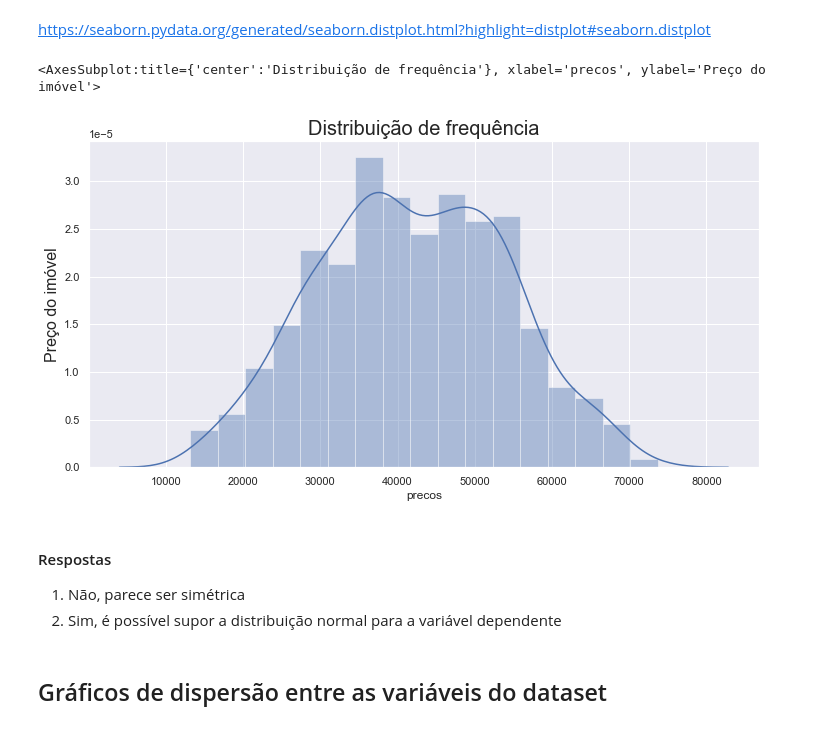
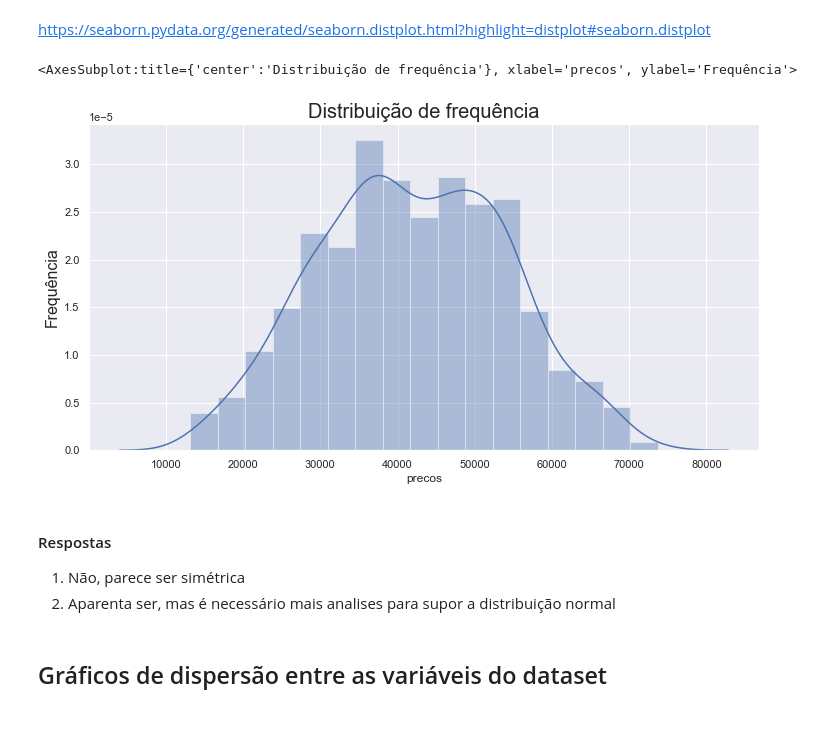
Before and after one commit to 6abi/data-science, a Jupyter notebook: Regrecao-Linear/reg-linear/Exercicio/Regressao Linear - Exercicio.ipynb, the cells around one changed output. Drawn from its saved outputs; the diff is of its cells as text; code cells hidden in the pictures.

```diff
--- a/Regrecao-Linear/reg-linear/Exercicio/Regressao Linear - Exercicio.ipynb
+++ b/Regrecao-Linear/reg-linear/Exercicio/Regressao Linear - Exercicio.ipynb
@@ -232,16 +232,16 @@ https://seaborn.pydata.org/generated/seaborn.distplot.html?highlight=distplot#se
 # %%
 ax = sns.distplot(dados['precos'])
 ax.figure.set_size_inches(12, 6)
 ax.set_title('Distribuição de frequência', fontsize=20)
-ax.set_ylabel('Preço do imóvel', fontsize=16)
+ax.set_ylabel('Frequência', fontsize=16)
 ax
 # %% [output]
-<AxesSubplot:title={'center':'Distribuição de frequência'}, xlabel='precos', ylabel='Preço do imóvel'>
+<AxesSubplot:title={'center':'Distribuição de frequência'}, xlabel='precos', ylabel='Frequência'>
-[figure, old version]
+[figure, new version]
 # %% [markdown]
 #### Respostas
 1. Não, parece ser simétrica
-2. Sim, é possível supor a distribuição normal para a variável dependente
+2. Aparenta ser, mas é necessário mais analises para supor a distribuição normal
 # %% [markdown]
 ## Gráficos de dispersão entre as variáveis do dataset
 # %% [markdown]
```
Also changed, not shown: parts of 5 cells of this notebook, 2 other files.
